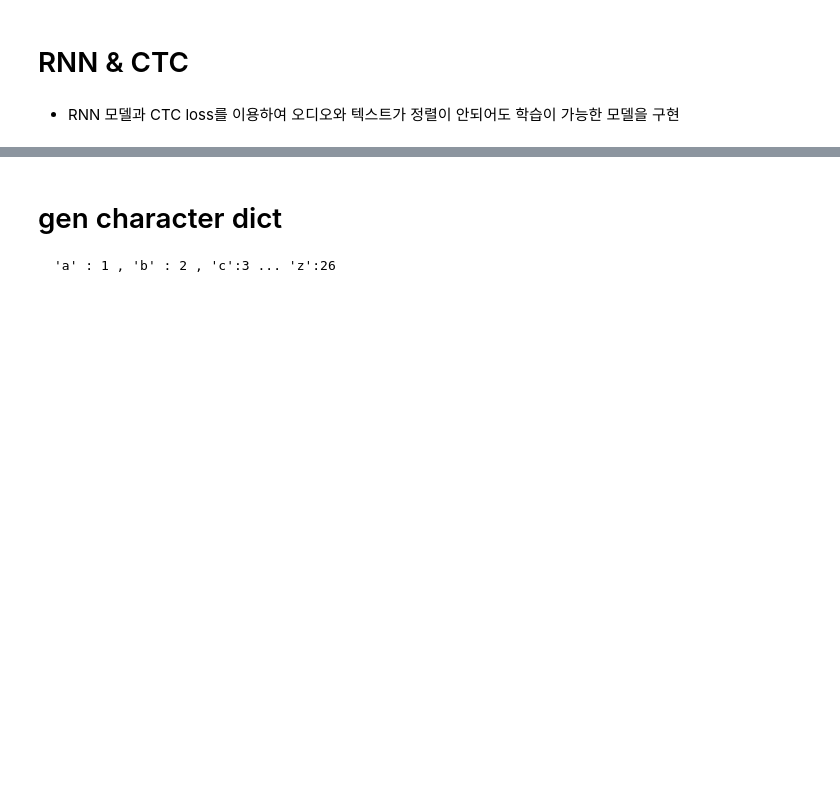
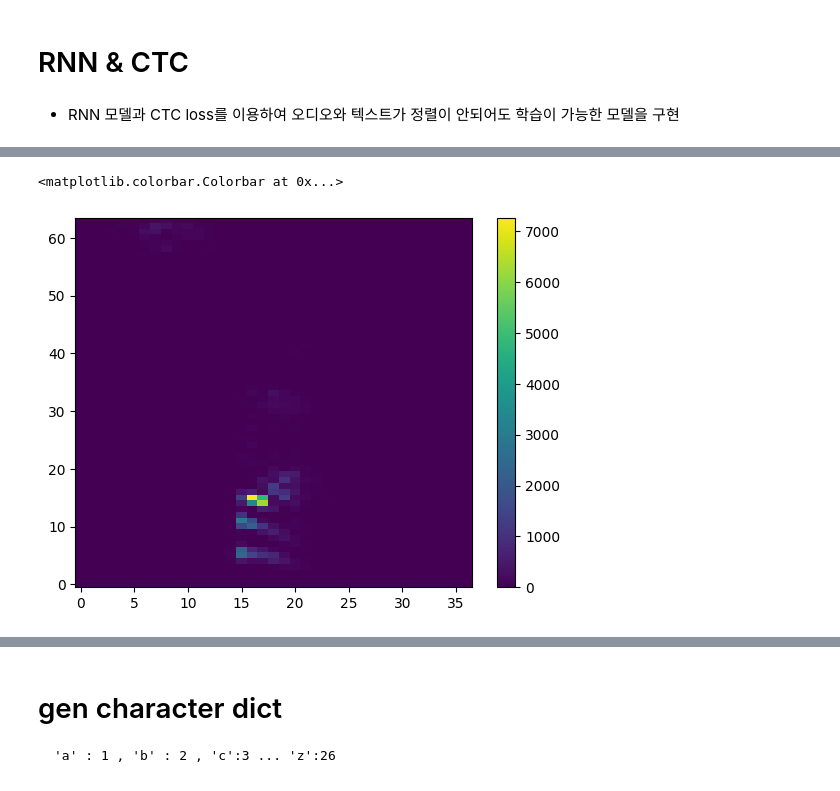
Before and after one commit to dbstj1231/2023_AI_Academy_ASR, a Jupyter notebook: 4_CTC.ipynb, the cells around one changed output, grey strips where cells are left out. Cells and saved outputs as stored; diff of their text form; code cells hidden in the pictures; blank space fills up the shorter version.

```diff
--- a/4_CTC.ipynb
+++ b/4_CTC.ipynb
@@ -51,6 +65,10 @@ db_converter = torchaudio.transforms.AmplitudeToDB()
 # %%
 spec = mel_converter(y)
 plt.imshow(spec[0],origin="lower",interpolation='nearest',aspect='auto')
+plt.colorbar()
+# %% [output]
+<matplotlib.colorbar.Colorbar at 0x...>
+[figure, added]
 # %%
 db_spec =db_converter(spec)
 plt.imshow(db_spec[0],origin="lower",interpolation='nearest',aspect='auto')
```
Also changed, not shown: parts of 31 cells of this notebook, 2 other files.
